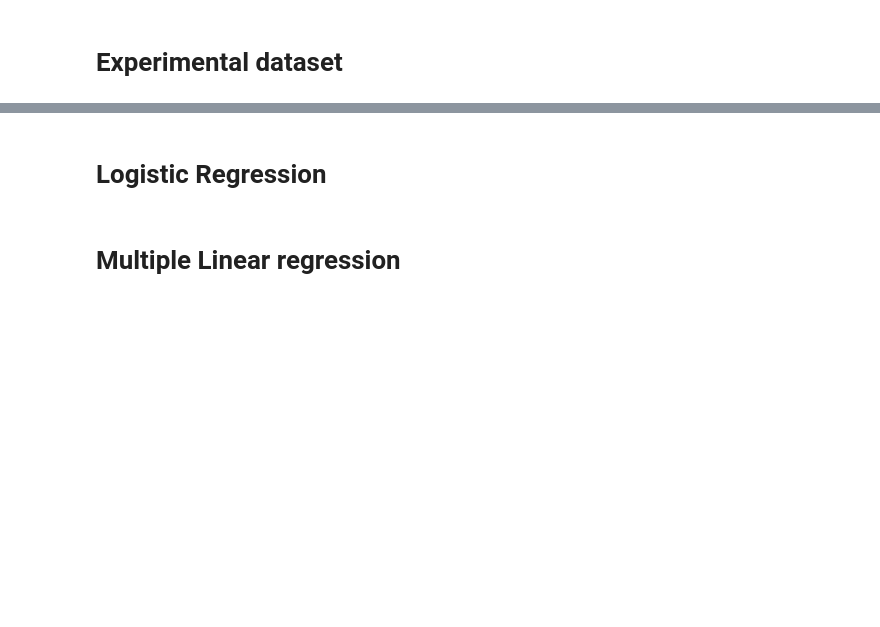
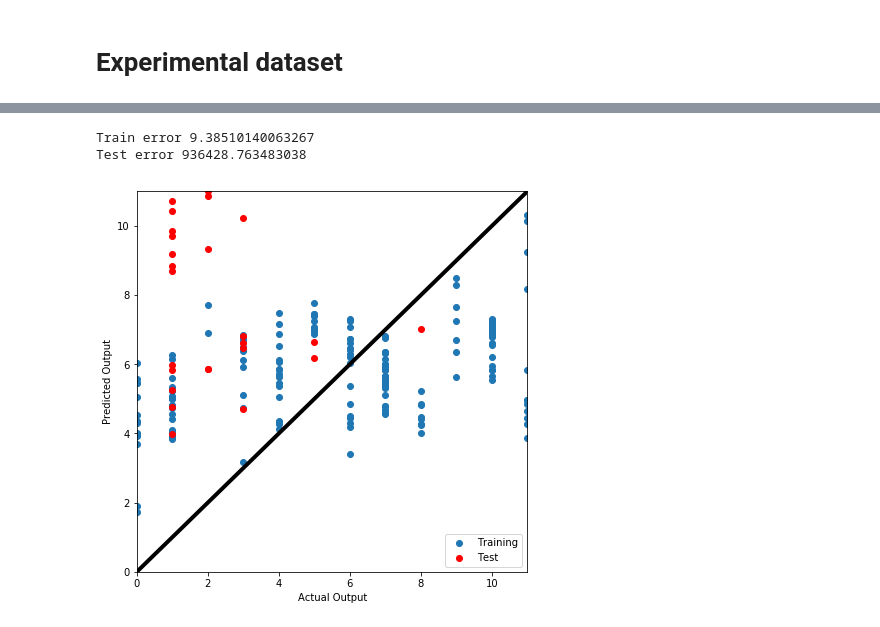
Before and after one commit to raman-noodles/raman-spectra-decomp-analysis, a Jupyter notebook: examples/supervised_machine_learning_dev.ipynb, the cells around one changed output, grey strips where cells are left out. Drawn from its saved outputs; the diff is of its cells as text; code cells hidden in the pictures; blank space fills up the shorter version.

```diff
--- a/examples/supervised_machine_learning_dev.ipynb
+++ b/examples/supervised_machine_learning_dev.ipynb
@@ -145,8 +411,76 @@ dat
+# %%
+inputs=['fraction','sigma','amplitude','fwhm','height','auc','center']
+X_train=cal[inputs]
+y_train = cal['labelencoded']
+X_test=dat[inputs]
+y_test= dat['labelencoded']
+# %%
+numdescriptors = 8
+# train linear model of descriptors
+# yrange =  np.arange(1,numdescriptors,1)
+# for Y in yrange:
+MLR=linear_model.LinearRegression()
+MLR.fit(X_train,y_train)
+# WE are going to train using the first 8 values
+
+# make predictions on test and train set
+trainpred=MLR.predict(X_train)
+# predict the outputs using the training dataset
+testpred=MLR.predict(X_test)
+# predict using test dataset
+#make parity plot
+maxlimit  = y_train.max()
+
+plt.figure(figsize=(7,7))
+plt.xlim([0,maxlimit]);
+plt.ylim([0,maxlimit]);
+plt.scatter(y_train,trainpred, label='Training')
+plt.scatter(y_test,testpred,color='r', label='Test')
+plt.plot([0,maxlimit],[0,maxlimit],lw=4,color='black')
+plt.legend()
+plt.xlabel('Actual Output')
+plt.ylabel('Predicted Output')
+
+#calculate the test and train error
+
+print("Train error",mean_squared_error(y_train,trainpred)) # MSE of training dataset
+print("Test error",mean_squared_error(y_test,testpred))
+
+# MLR=linear_model.LinearRegression()
+# MLR.fit(train[train.columns.values[0:Y]],train[train.columns.values[Y]])
+# # WE are going to train using the first 8 values
+
+# # make predictions on test and train set
+# trainpred=MLR.predict(train[train.columns.values[0:Y]])
+# # predict the outputs using the training dataset
+# testpred=MLR.predict(test[train.columns.values[0:Y]])
+# # predict using test dataset
+# #make parity plot
+# maxlimit  = train[train.columns.values[Y]].max()
+
+# plt.figure(figsize=(7,7))
+# plt.xlim([0,maxlimit]);
+# plt.ylim([0,maxlimit]);
+# print('This is for Y ='+str(Y))
+# plt.scatter(train[train.columns.values[Y]],trainpred, label='Training')
+# plt.scatter(test[train.columns.values[Y]],testpred,color='r', label='Test')
+# plt.plot([0,maxlimit],[0,maxlimit],lw=4,color='black')
+# plt.legend()
+# plt.xlabel('Actual Output')
+# plt.ylabel('Predicted Output')
+
+# #calculate the test and train error
+
+# print("Train error",mean_squared_error(train[train.columns.values[Y]],trainpred)) # MSE of training dataset
+# print("Test error",mean_squared_error(test[train.columns.values[Y]],testpred))
+# usually the training error is less than the test error
+# %% [output]
+Train error 9.38510140063267
+Test error 936428.763483038
+[figure, added]
 # %%
 inputs=['fraction','sigma','amplitude','fwhm','height','auc','labelencoded']
 X_train=cal[inputs]
 y_train = cal['center']
 X_test=dat[inputs]
 y_test= dat['center']
-# %% [markdown]
-# Logistic Regression
@@ -206,2 +486,0 @@ plt.legend()
-# %% [markdown]
-# Multiple Linear regression
```
Also changed, not shown: parts of 85 cells of this notebook.
